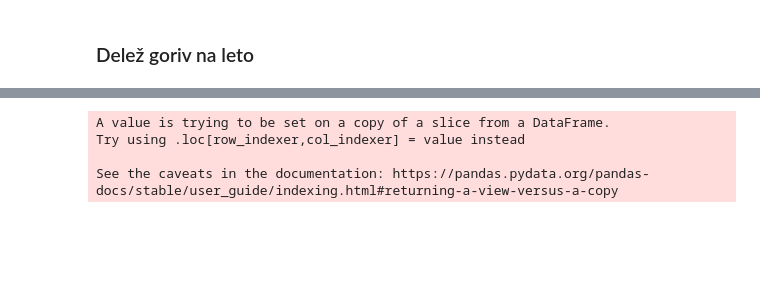
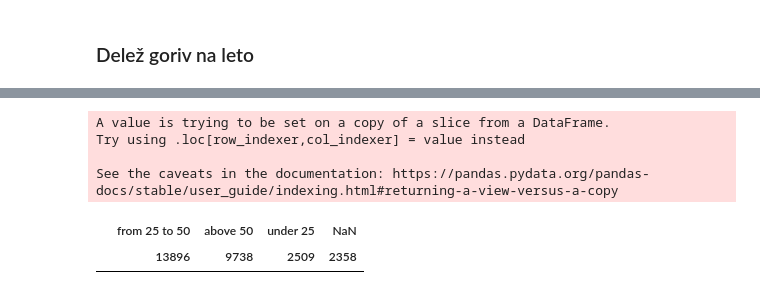
Before and after one commit to PR23OKMLMBDC/PR23OKMLMBDC, a Jupyter notebook: vizualizacije3.ipynb, the cells around one changed output, grey strips where cells are left out. Saved outputs shown, nothing was run; the diff lists cells and outputs as text; code cells hidden in the pictures; blank space fills up the shorter version.

```diff
--- a/vizualizacije3.ipynb
+++ b/vizualizacije3.ipynb
@@ -140,8 +127,6 @@ pyo.iplot(fig)
 # %%
 import plotly.graph_objects as go
 
-cars['B-Datum prve registracije vozila'] = pd.to_datetime(cars['B-Datum prve registracije vozila'], format='%d.%m.%Y')
-cars['P13-Vrsta goriva (opis)'].replace('Ni goriva', 'Elektrika')
 
 years_fuel_dict = dict()
 gasoline_ratios= list()
@@ -162,12 +147,12 @@ for y in range(1975, 2022):
 
 
 
-trace1 = go.Bar(x=list(years_fuel_dict.keys()), y=gasoline_ratios, name='Benzin')
-trace2 = go.Bar(x=list(years_fuel_dict.keys()), y=diesel_ratios, name='Dizel')
-trace3 = go.Bar(x=list(years_fuel_dict.keys()), y=electricity_ratios, name='Elektrika')
+trace1 = go.Bar(x=list(years_fuel_dict.keys()), y=gasoline_ratios, name='Gasoline')
+trace2 = go.Bar(x=list(years_fuel_dict.keys()), y=diesel_ratios, name='Diesel')
+trace3 = go.Bar(x=list(years_fuel_dict.keys()), y=electricity_ratios, name='Electricity')
 
 layout = go.Layout(
-    title='Razmerje goriv v Sloveniji',
+    title='Percentages of different fuels by year',
     barmode='stack',
     xaxis=dict(
         tickmode='array',
@@ -195,57 +182,75 @@ pyo.iplot(fig)
 # %%
+import math
 import plotly.express as px
 import numpy as np
-cars['P12-Nazivna moc'] = pd.to_numeric(cars['P12-Nazivna moc'], errors='coerce')
+
+filtered_cars = cars
+filtered_cars['P12-Nazivna moc'] = pd.to_numeric(cars['P12-Nazivna moc'], errors='coerce')
 # Remove rows where 'column_name' is NaN
-cars = cars.dropna(subset=['P12-Nazivna moc'])
-cars['V8-Kombinirana poraba goriva'] = pd.to_numeric(cars['V8-Kombinirana poraba goriva'], errors='coerce')
+filtered_cars = filtered_cars.dropna(subset=['P12-Nazivna moc'])
+filtered_cars['V8-Kombinirana poraba goriva'] = pd.to_numeric(filtered_cars['V8-Kombinirana poraba goriva'], errors='coerce')
 # Remove rows where 'column_name' is NaN
-cars = cars.dropna(subset=['V8-Kombinirana poraba goriva'])
+filtered_cars = filtered_cars.dropna(subset=['V8-Kombinirana poraba goriva'])
 
-cars['V8-Kombinirana poraba goriva'] = cars['V8-Kombinirana poraba goriva'].astype(float)
-cars['P12-Nazivna moc'] = cars['P12-Nazivna moc'].astype(float)
-cars['C-Starost uporabnika vozila']
+filtered_cars['V8-Kombinirana poraba goriva'] = filtered_cars['V8-Kombinirana poraba goriva'].astype(float)
+filtered_cars['P12-Nazivna moc'] = filtered_cars['P12-Nazivna moc'].astype(float)
+
 # Get a boolean series representing which row satisfies the condition
-mask = cars['P13-Vrsta goriva (opis)'].isin(['Bencin', 'Dizel'])
+mask = filtered_cars['P13-Vrsta goriva (opis)'].isin(['Bencin', 'Dizel'])
 # Filter the dataframe using the boolean series
-filtered_cars = cars[mask]
-jitter = 0.0
-filtered_cars = filtered_cars[filtered_cars['V8-Kombinirana poraba goriva'] != 0]
-filtered_cars['V8-Kombinirana poraba goriva'] = filtered_cars['V8-Kombinirana poraba goriva'] + np.random.randn(len(filtered_cars['V8-Kombinirana poraba goriva'])) *jitter
-filtered_cars['P12-Nazivna moc'] = filtered_cars['P12-Nazivna moc'] + np.random.randn(len(filtered_cars['P12-Nazivna moc']))*jitter**2
-# Scatter plot of nominal power vs combined fuel consumption with color by fuel type
+filtered_cars = filtered_cars[mask]
 
-# Define the age groups and their corresponding ranges
-age_groups = {
-    'Boomers': (50, 70),
-    'Millennials': (25, 40),
-    'Gen Z': (1, 20)
-}
-color_map = {
-    'Gen Z': 'blue',
-    'Millennials': 'green',
-    'Boomers': 'red'
-}
 # Define the bin edges
-bin_edges = [0,25,50,100]
+bin_edges = [0,30,55,200]
 
 # Define the bin labels
-bin_labels = ['<25', '25<50', '<100']
+bin_labels = ['under 25', 'from 25 to 50', 'above 50']
 
 # Discretize the 'C-Starost uporabnika vozila' column into age groups
 filtered_cars['Age Group'] = pd.cut(filtered_cars['C-Starost uporabnika vozila'], bins=bin_edges, labels=bin_labels)
 
+# Count the number of cars in each age group
+age_group_counts = collections.Counter(filtered_cars['Age Group'])
+display(pd.DataFrame(columns=[list(age_group_counts.keys()),list(age_group_counts.values())]))
+# Find the minimum count among age groups
+min_count = min(age_group_counts.values())
+
+# Scatter plot of nominal power vs combined fuel consumption with color by fuel type
+fig = px.scatter(filtered_cars, x="P12-Nazivna moc", y="V8-Kombinirana poraba goriva", color="Age Group")
+fig.update_yaxes(range=[0, 20])
+fig.update_xaxes(range=[0, 450])
+fig.update_layout(title='Car engine power in relation to combined fuel usage',
+                   xaxis_title='Car engine power (KW)',
+                   yaxis_title='Combined fuel usage (l/100km)')
+fig.update_layout(dict(height=1000))
+fig.update_traces(marker=dict(size=11))
+
+fig.show()
 
 
-fig = px.scatter(filtered_cars, x="P12-Nazivna moc", y="V8-Kombinirana poraba goriva", color="Age Group",labels={"": "Starostna skupina"})
+# Create a new DataFrame with equal number of points for each age group
+equal_sampled_cars = pd.DataFrame()
+for age_group, count in age_group_counts.items():
+    if len(filtered_cars[filtered_cars['Age Group'] == age_group])>0:
+        age_group_data = filtered_cars[filtered_cars['Age Group'] == age_group].sample(n=min_count, random_state=12)
+        equal_sampled_cars = pd.concat([equal_sampled_cars, age_group_data])
+
+# Scatter plot with equal number of points for each age group
+fig = px.scatter(equal_sampled_cars, x="P12-Nazivna moc", y="V8-Kombinirana poraba goriva", color="Age Group")
 fig.update_yaxes(range=[0, 20])
-fig.update_layout(title='Moč avtomobila v primerjavi s kombinirano porabo goriva',
-                   xaxis_title='Moč avtomobila (KW)',
-                   yaxis_title='Kombinirana poraba goriva (l/100km)')
-fig.update_layout(dict( height=1000))
+fig.update_xaxes(range=[0, 450])
+fig.update_layout(title='Car engine power in relation to combined fuel usage, equalized',
+                   xaxis_title='Car engine power (KW)',
+                   yaxis_title='Combined fuel usage (l/100km)')
+fig.update_layout(dict(height=1000))
+fig.update_traces(marker=dict(size=11))
+
+fig.show()
 # %% [output]
 A value is trying to be set on a copy of a slice from a DataFrame.
 Try using .loc[row_indexer,col_indexer] = value instead
 
 See the caveats in the documentation: https://pandas.pydata.org/pandas-docs/stable/user_guide/indexing.html#returning-a-view-versus-a-copy
+|  | from 25 to 50 | above 50 | under 25 | NaN |
+|  | 13896 | 9738 | 2509 | 2358 |
 [interactive output not drawn]
```
Also changed, not shown: parts of 8 cells of this notebook, 12 other files.
